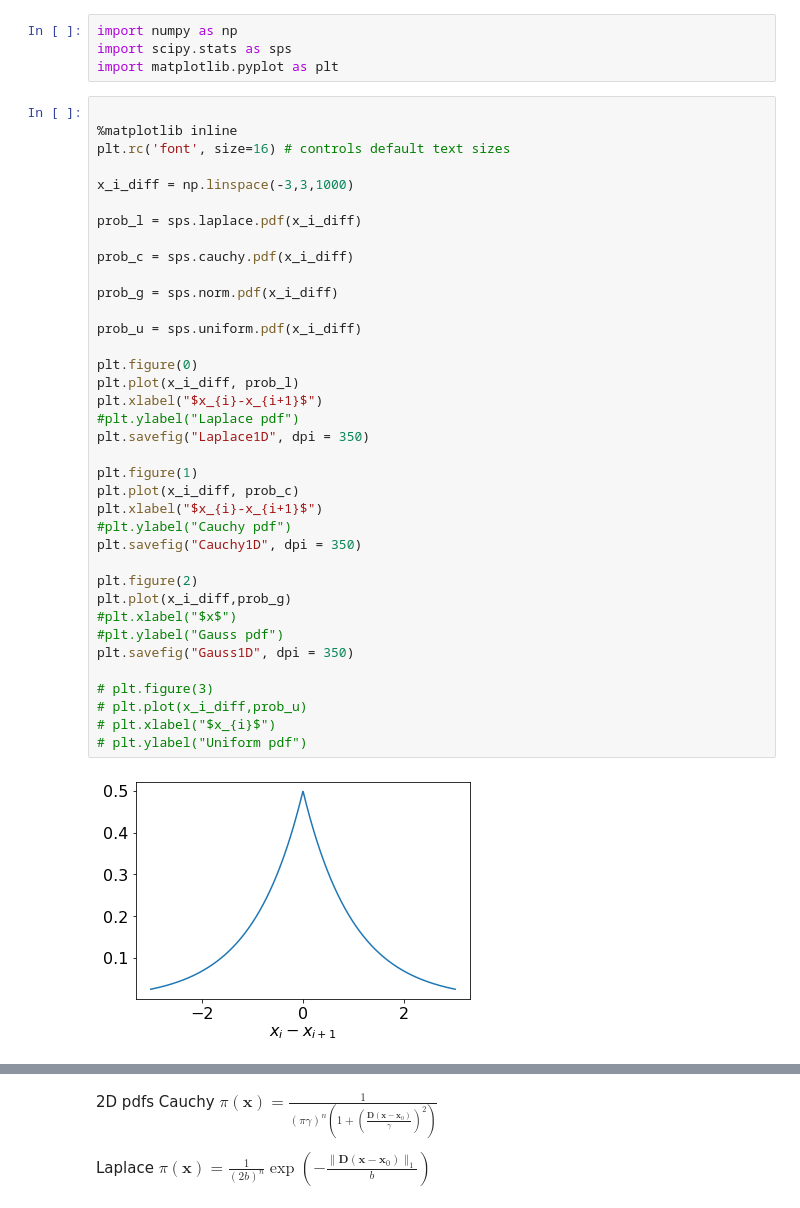
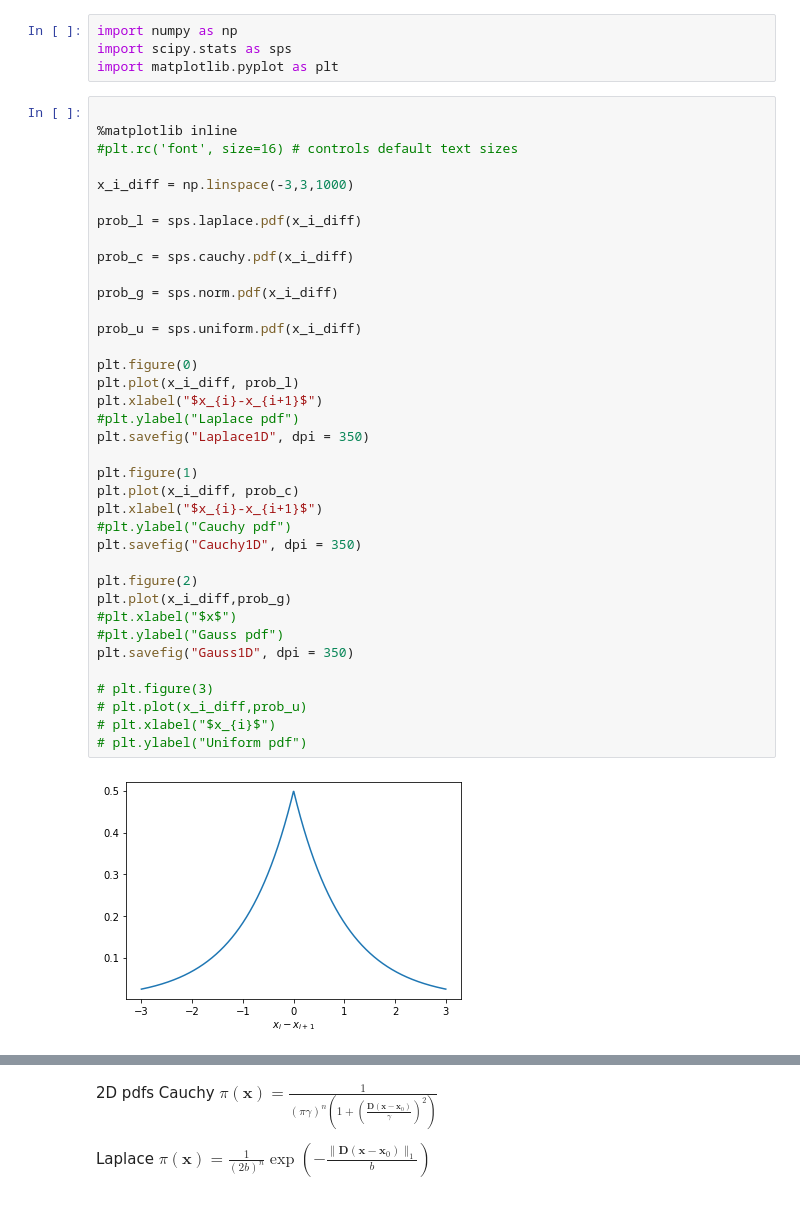
Before and after one commit to EmilieNilsson1/Fagprojekt, a Jupyter notebook: Report_plots.ipynb, the cells around one changed output, grey strips where cells are left out. Saved outputs shown, nothing was run; the diff lists cells and outputs as text.

```diff
--- a/Report_plots.ipynb
+++ b/Report_plots.ipynb
@@ -7,7 +7,7 @@ import matplotlib.pyplot as plt
 # %%
 
 %matplotlib inline
-plt.rc('font', size=16) # controls default text sizes
+#plt.rc('font', size=16) # controls default text sizes
 
 x_i_diff = np.linspace(-3,3,1000)
 
@@ -15,31 +15,31 @@ prob_l = sps.laplace.pdf(x_i_diff)
 
 prob_c = sps.cauchy.pdf(x_i_diff)
 
 prob_g = sps.norm.pdf(x_i_diff)
 
 prob_u = sps.uniform.pdf(x_i_diff)
 
 plt.figure(0)
 plt.plot(x_i_diff, prob_l)
 plt.xlabel("$x_{i}-x_{i+1}$")
 #plt.ylabel("Laplace pdf")
 plt.savefig("Laplace1D", dpi = 350)
 
 plt.figure(1)
 plt.plot(x_i_diff, prob_c)
 plt.xlabel("$x_{i}-x_{i+1}$")
 #plt.ylabel("Cauchy pdf")
 plt.savefig("Cauchy1D", dpi = 350)
 
 plt.figure(2)
 plt.plot(x_i_diff,prob_g)
 #plt.xlabel("$x$")
 #plt.ylabel("Gauss pdf")
 plt.savefig("Gauss1D", dpi = 350)
 
 # plt.figure(3)
 # plt.plot(x_i_diff,prob_u)
 # plt.xlabel("$x_{i}$")
 # plt.ylabel("Uniform pdf")
 # %% [output]
-[figure, old version]
+[figure, new version]
```
Also changed, not shown: parts of 3 cells of this notebook, 12 other files.
